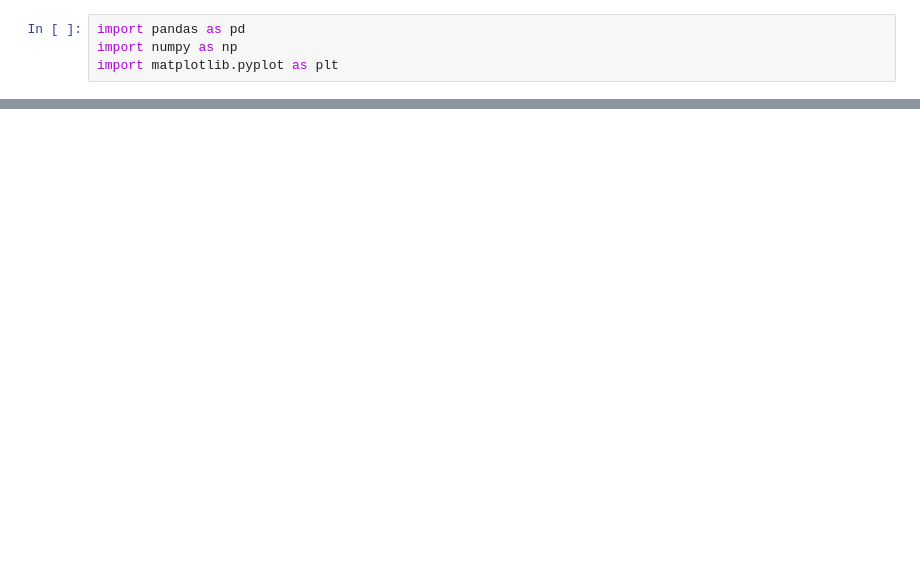
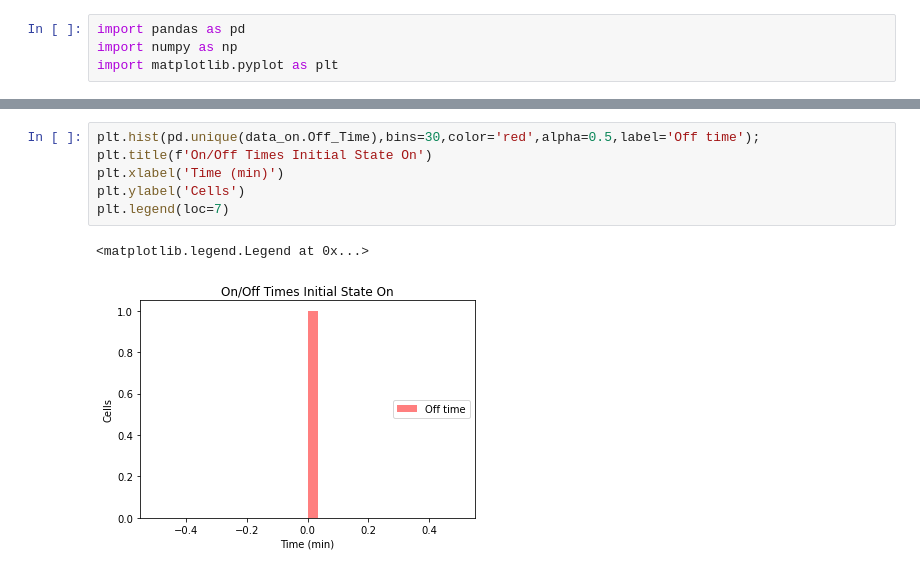
Before and after one commit to SergioPachonDotor/LacI_model, a Jupyter notebook: data_show/gillespie_full_noise_data_show.ipynb, the cells around one changed output, grey strips where cells are left out. Cells and saved outputs as stored; diff of their text form; blank space fills up the shorter version.

```diff
--- a/data_show/gillespie_full_noise_data_show.ipynb
+++ b/data_show/gillespie_full_noise_data_show.ipynb
@@ -97,0 +96,9 @@ plt.grid()
+# %%
+plt.hist(pd.unique(data_on.Off_Time),bins=30,color='red',alpha=0.5,label='Off time');
+plt.title(f'On/Off Times Initial State On')
+plt.xlabel('Time (min)')
+plt.ylabel('Cells')
+plt.legend(loc=7)
+# %% [output]
+<matplotlib.legend.Legend at 0x...>
+[figure, added]
```
Also changed, not shown: parts of 8 cells of this notebook, 10 other files.
